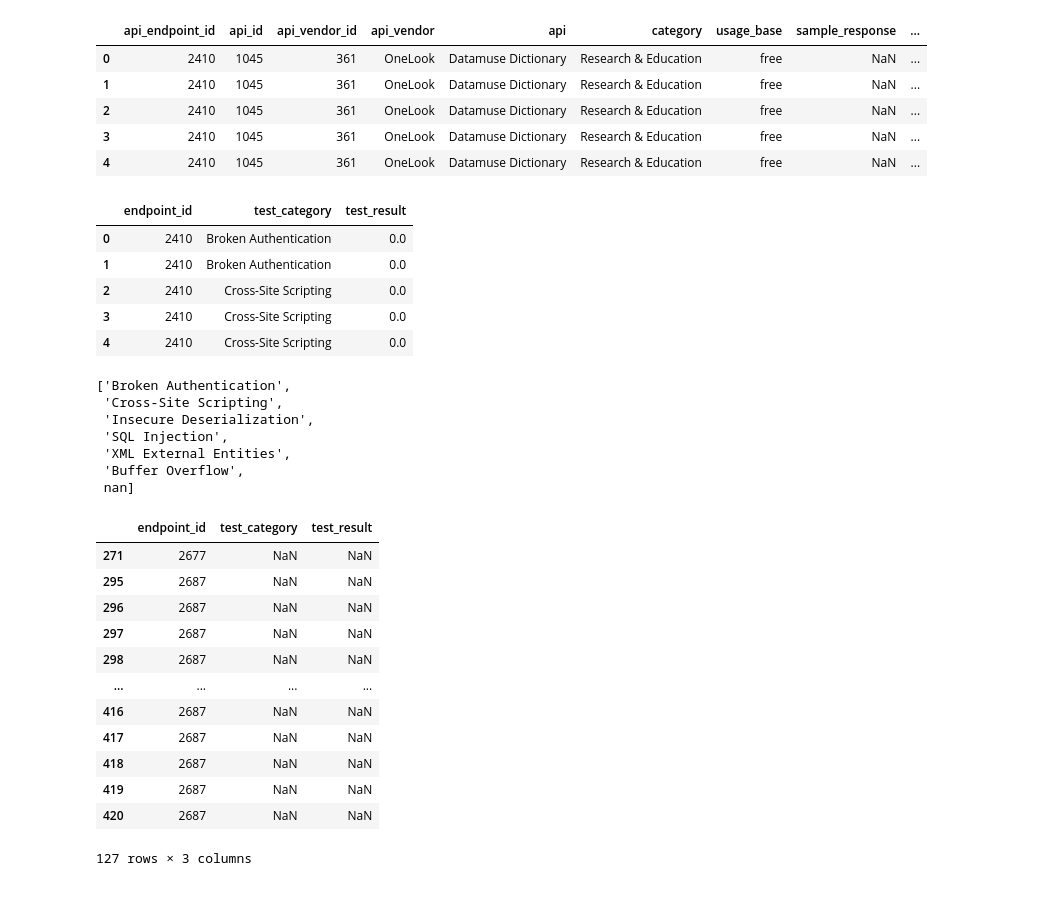
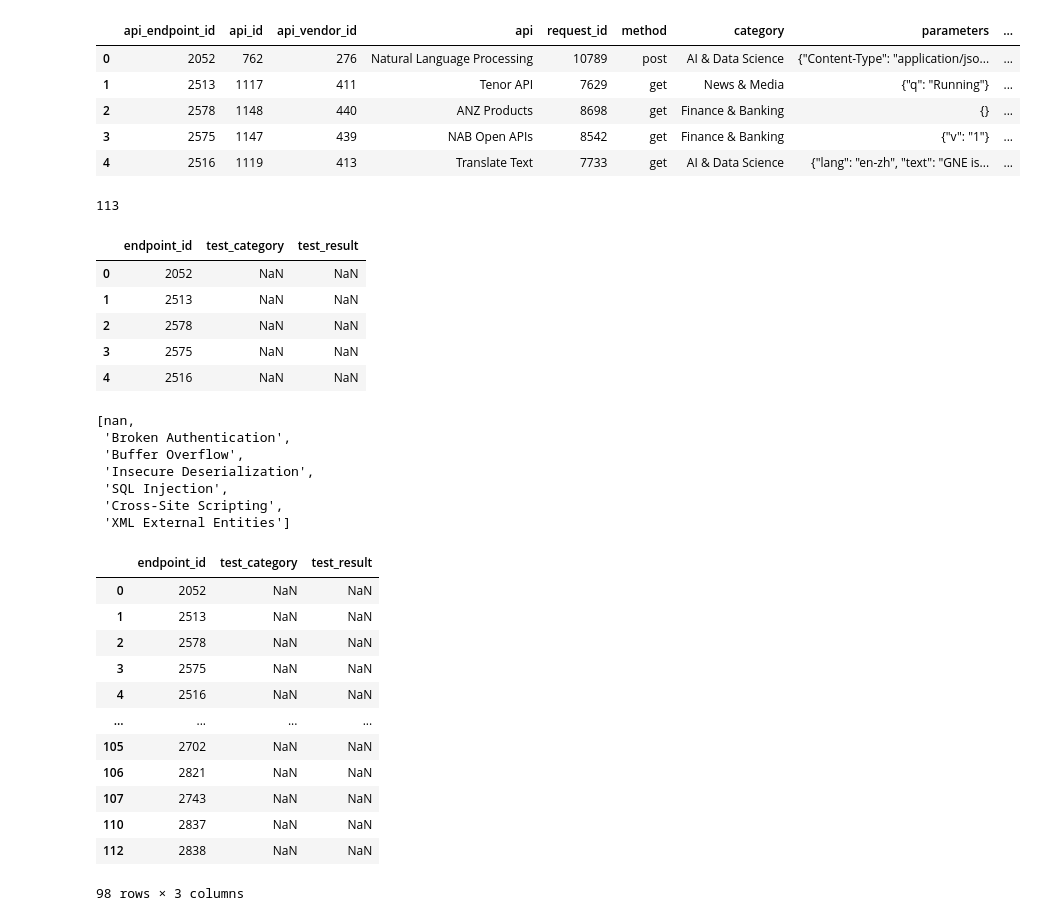
Before and after one commit to teejlab/API-Risk-Assessment-Framework, a Jupyter notebook: eda/eda_security_tests.ipynb, the cells around one changed output. Cells and saved outputs as stored; diff of their text form; code cells hidden in the pictures.

```diff
--- a/eda/eda_security_tests.ipynb
+++ b/eda/eda_security_tests.ipynb
@@ -7,17 +7,21 @@ import warnings
 warnings.filterwarnings("ignore")
 # %%
 # Load data from excel
-api_df = pd.read_excel("../data/raw/RiskClassification_Data_Endpoints_V1.xlsx",
+api_df = pd.read_excel("../data/raw/RiskClassification_Data_Endpoints_V2.xlsx",
                        "Core_Endpoint",
                        usecols="A:R")
 api_df.head()
 # %% [output]
-|  | api_endpoint_id | api_id | api_vendor_id | api_vendor | api | category | usage_base | sample_response | ... |
-| 0 | 2410 | 1045 | 361 | OneLook | Datamuse Dictionary | Research & Education | free | NaN | ... |
-| 1 | 2410 | 1045 | 361 | OneLook | Datamuse Dictionary | Research & Education | free | NaN | ... |
-| 2 | 2410 | 1045 | 361 | OneLook | Datamuse Dictionary | Research & Education | free | NaN | ... |
-| 3 | 2410 | 1045 | 361 | OneLook | Datamuse Dictionary | Research & Education | free | NaN | ... |
-| 4 | 2410 | 1045 | 361 | OneLook | Datamuse Dictionary | Research & Education | free | NaN | ... |
+|  | api_endpoint_id | api_id | api_vendor_id | api | request_id | method | category | parameters | ... |
+| 0 | 2052 | 762 | 276 | Natural Language Processing | 10789 | post | AI & Data Science | {"Content-Type": "application/jso... | ... |
+| 1 | 2513 | 1117 | 411 | Tenor API | 7629 | get | News & Media | {"q": "Running"} | ... |
+| 2 | 2578 | 1148 | 440 | ANZ Products | 8698 | get | Finance & Banking | {} | ... |
+| 3 | 2575 | 1147 | 439 | NAB Open APIs | 8542 | get | Finance & Banking | {"v": "1"} | ... |
+| 4 | 2516 | 1119 | 413 | Translate Text | 7733 | get | AI & Data Science | {"lang": "en-zh", "text": "GNE is... | ... |
+# %%
+api_df["api_endpoint_id"].nunique()
+# %% [output]
+113
 # %%
 # Selecting relevant columns
 security_test_df = api_df[["api_endpoint_id", "security_test_category", "security_test_result (FALSE=Passed; TRUE=Failed)"]]
@@ -27,39 +31,39 @@ security_test_df = security_test_df.rename(columns = {"api_endpoint_id":"endpoin
 security_test_df.head()
 # %% [output]
 |  | endpoint_id | test_category | test_result |
-| 0 | 2410 | Broken Authentication | 0.0 |
-| 1 | 2410 | Broken Authentication | 0.0 |
-| 2 | 2410 | Cross-Site Scripting | 0.0 |
-| 3 | 2410 | Cross-Site Scripting | 0.0 |
-| 4 | 2410 | Cross-Site Scripting | 0.0 |
+| 0 | 2052 | NaN | NaN |
+| 1 | 2513 | NaN | NaN |
+| 2 | 2578 | NaN | NaN |
+| 3 | 2575 | NaN | NaN |
+| 4 | 2516 | NaN | NaN |
 # %%
 # List of unique test categories
 list(security_test_df["test_category"].unique())
 # %% [output]
-['Broken Authentication',
- 'Cross-Site Scripting',
+[nan,
+ 'Broken Authentication',
+ 'Buffer Overflow',
  'Insecure Deserialization',
  'SQL Injection',
- 'XML External Entities',
- 'Buffer Overflow',
- nan]
+ 'Cross-Site Scripting',
+ 'XML External Entities']
 # %%
 # Check presence of nan values
 security_test_df[security_test_df["test_category"].isnull()]
 # %% [output]
 |  | endpoint_id | test_category | test_result |
-| 271 | 2677 | NaN | NaN |
-| 295 | 2687 | NaN | NaN |
-| 296 | 2687 | NaN | NaN |
-| 297 | 2687 | NaN | NaN |
-| 298 | 2687 | NaN | NaN |
+| 0 | 2052 | NaN | NaN |
+| 1 | 2513 | NaN | NaN |
+| 2 | 2578 | NaN | NaN |
+| 3 | 2575 | NaN | NaN |
+| 4 | 2516 | NaN | NaN |
 | ... | ... | ... | ... |
-| 416 | 2687 | NaN | NaN |
-| 417 | 2687 | NaN | NaN |
-| 418 | 2687 | NaN | NaN |
-| 419 | 2687 | NaN | NaN |
-| 420 | 2687 | NaN | NaN |
+| 105 | 2702 | NaN | NaN |
+| 106 | 2821 | NaN | NaN |
+| 107 | 2743 | NaN | NaN |
+| 110 | 2837 | NaN | NaN |
+| 112 | 2838 | NaN | NaN |
-127 rows × 3 columns
+98 rows × 3 columns
 # %%
 # Count number of records for each endpoint, including NaN values
 security_test_df.groupby('endpoint_id').size()
```
Also changed, not shown: parts of 8 cells of this notebook.
